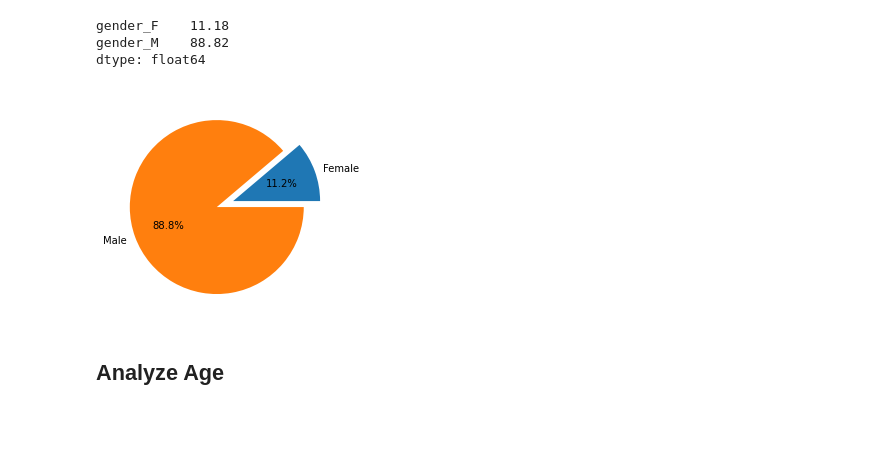
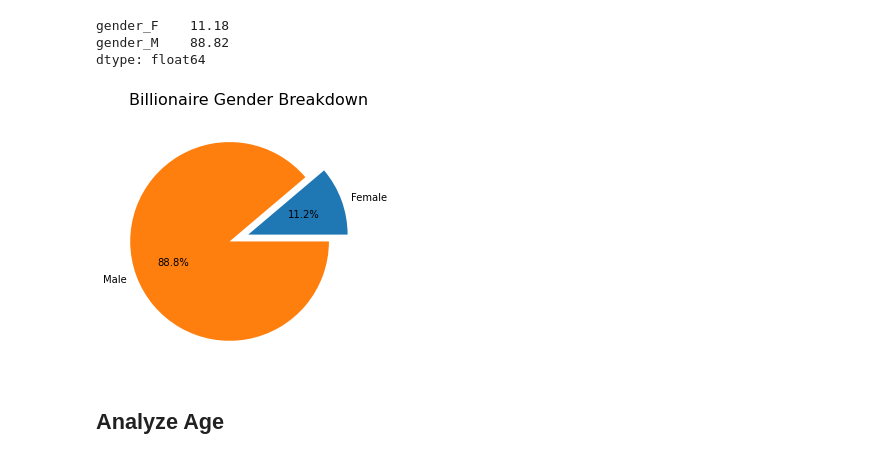
Before and after one commit to SEngel23/Billionaire_Analysis, a Jupyter notebook: billionaire_exploratory_analysis.ipynb, the cells around one changed output. Drawn from its saved outputs; the diff is of its cells as text; code cells hidden in the pictures; blank space fills up the shorter version.

Commit message:
updates to readme and billionaire_exploratory_analysis.ipynb

```diff
--- a/billionaire_exploratory_analysis.ipynb
+++ b/billionaire_exploratory_analysis.ipynb
@@ -67,11 +67,16 @@ dtype: float64
 # %%
 # create a pie chart showing the % of male vs female results
 label = ["Female", "Male"]
 explode = [0,.2]
 plt.pie(perc_gender,labels=label, autopct="%1.1f%%",explode=explode)
+plt.title("Billionaire Gender Breakdown", fontdict= {'fontsize' : 16})
+# save the pie chart as png in the images folder
+plt.savefig("Images/2022_Gender_Pie.png")
+plt.tight_layout()
+#show the pie chart
 plt.show()
 # %% [output]
-[figure, old version]
+[figure, new version]
 # %% [markdown]
 ## Analyze Age
 # %%
```
Also changed, not shown: parts of 4 cells of this notebook, 4 other files.
